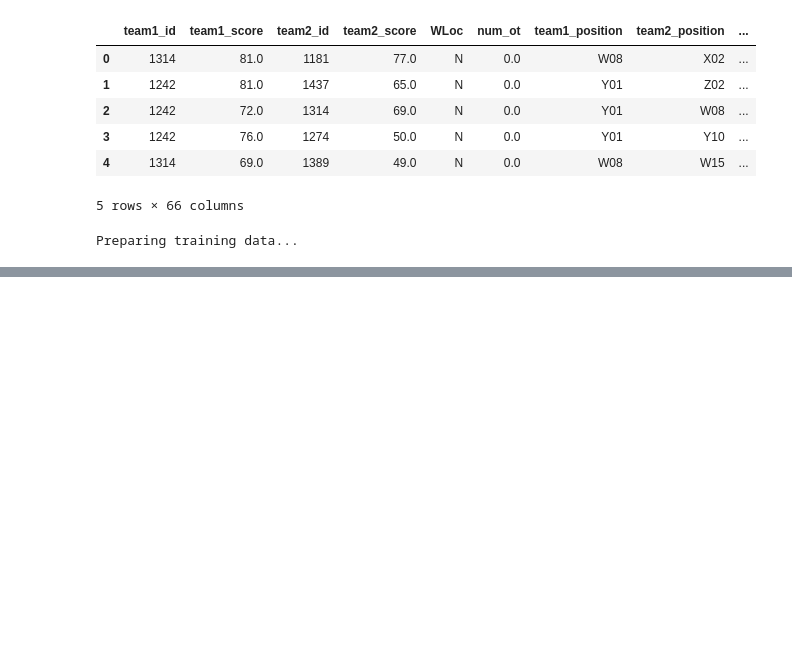
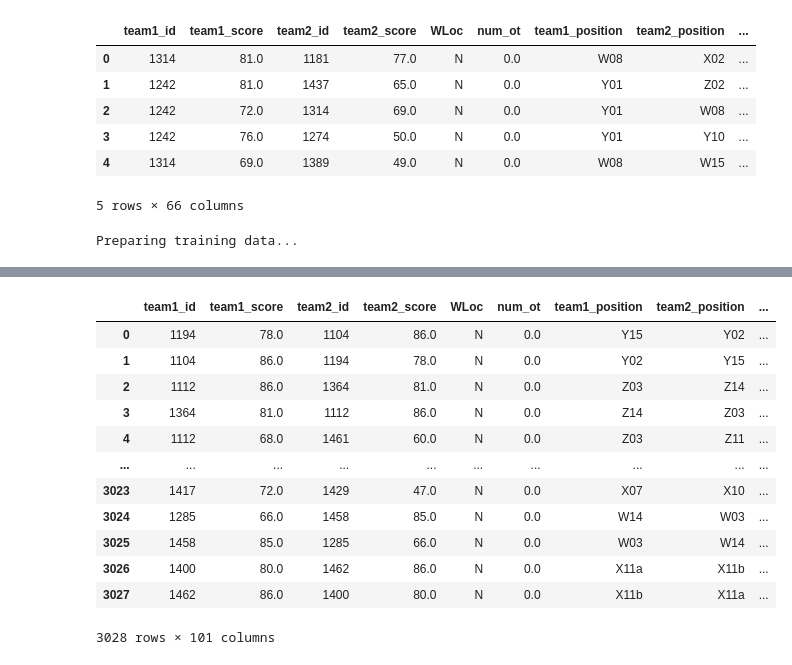
Before and after one commit to SethiDeepika/AIML, a Jupyter notebook: MarchMadness_TheOutliers.ipynb, the cells around one changed output, grey strips where cells are left out. Drawn from its saved outputs; the diff is of its cells as text; code cells hidden in the pictures; blank space fills up the shorter version.

```diff
--- a/MarchMadness_TheOutliers.ipynb
+++ b/MarchMadness_TheOutliers.ipynb
@@ -124,3 +126,64 @@ df_combined
+# %%
+#Feature Engineering Using Claude
+
+# ===== 1. TEMPO FEATURES =====
+df_combined['diff_tempo'] = df_combined['team1_tempo'] - df_combined['team2_tempo']
+df_combined['diff_adjtempo'] = df_combined['team1_adjtempo'] - df_combined['team2_adjtempo']
+feature_names.extend(['diff_tempo', 'diff_adjtempo'])
+
+# ===== 2. UPSET INDICATORS =====
+df_combined['upset_potential'] = ((df_combined['seed_diff'] < 0) & (df_combined['diff_net_eff'] > 0)).astype(int)
+df_combined['seed_diff_sq'] = df_combined['seed_diff'] ** 2
+feature_names.extend(['upset_potential', 'seed_diff_sq'])
+
+# ===== 3. SHOOTING EFFICIENCY =====
+df_combined['team1_overall_fg'] = df_combined['team1_fg2pct'] * 0.6 + df_combined['team1_fg3pct'] * 0.4
+df_combined['team2_overall_fg'] = df_combined['team2_fg2pct'] * 0.6 + df_combined['team2_fg3pct'] * 0.4
+df_combined['diff_overall_fg'] = df_combined['team1_overall_fg'] - df_combined['team2_overall_fg']
+feature_names.append('diff_overall_fg')
+
+# ===== 4. DEFENSIVE PRESSURE =====
+df_combined['team1_def_pressure'] = df_combined['team1_stlrate'] + df_combined['team1_blockpct']
+df_combined['team2_def_pressure'] = df_combined['team2_stlrate'] + df_combined['team2_blockpct']
+df_combined['diff_def_pressure'] = df_combined['team1_def_pressure'] - df_combined['team2_def_pressure']
+feature_names.append('diff_def_pressure')
+
+# ===== 5. TURNOVER MARGIN =====
+df_combined['team1_to_margin'] = df_combined['team1_stlrate'] - df_combined['team1_oppstlrate']
+df_combined['team2_to_margin'] = df_combined['team2_stlrate'] - df_combined['team2_oppstlrate']
+df_combined['diff_to_margin'] = df_combined['team1_to_margin'] - df_combined['team2_to_margin']
+feature_names.append('diff_to_margin')
+
+# ===== 6. LUCK (EFF VS SEED) =====
+seed_to_eff = {1:28, 2:24, 3:21, 4:18, 5:16, 6:14, 7:12, 8:10, 9:8, 10:6, 11:5, 12:4, 13:2, 14:0, 15:-2, 16:-5}
+df_combined['team1_eff_vs_seed'] = df_combined['team1_net_eff'] - df_combined['team1_seed'].map(seed_to_eff)
+df_combined['team2_eff_vs_seed'] = df_combined['team2_net_eff'] - df_combined['team2_seed'].map(seed_to_eff)
+df_combined['diff_eff_vs_seed'] = df_combined['team1_eff_vs_seed'] - df_combined['team2_eff_vs_seed']
+feature_names.append('diff_eff_vs_seed')
+
+# ===== 7. MATCHUP ADVANTAGE =====
+df_combined['matchup_advantage'] = (df_combined['team1_adjoe'] - df_combined['team2_adjde']) - (df_combined['team2_adjoe'] - df_combined['team1_adjde'])
+feature_names.append('matchup_advantage')
+
+# ===== 8. TEMPO MISMATCH =====
+df_combined['tempo_mismatch'] = abs(df_combined['team1_tempo'] - df_combined['team2_tempo'])
+feature_names.append('tempo_mismatch')
+
+df_combined
+# %% [output]
+|  | team1_id | team1_score | team2_id | team2_score | WLoc | num_ot | team1_position | team2_position | ... |
+| 0 | 1194 | 78.0 | 1104 | 86.0 | N | 0.0 | Y15 | Y02 | ... |
+| 1 | 1104 | 86.0 | 1194 | 78.0 | N | 0.0 | Y02 | Y15 | ... |
+| 2 | 1112 | 86.0 | 1364 | 81.0 | N | 0.0 | Z03 | Z14 | ... |
+| 3 | 1364 | 81.0 | 1112 | 86.0 | N | 0.0 | Z14 | Z03 | ... |
+| 4 | 1112 | 68.0 | 1461 | 60.0 | N | 0.0 | Z03 | Z11 | ... |
+| ... | ... | ... | ... | ... | ... | ... | ... | ... | ... |
+| 3023 | 1417 | 72.0 | 1429 | 47.0 | N | 0.0 | X07 | X10 | ... |
+| 3024 | 1285 | 66.0 | 1458 | 85.0 | N | 0.0 | W14 | W03 | ... |
+| 3025 | 1458 | 85.0 | 1285 | 66.0 | N | 0.0 | W03 | W14 | ... |
+| 3026 | 1400 | 80.0 | 1462 | 86.0 | N | 0.0 | X11a | X11b | ... |
+| 3027 | 1462 | 86.0 | 1400 | 80.0 | N | 0.0 | X11b | X11a | ... |
+3028 rows × 101 columns
 # %%
 
 
```
Also changed, not shown: parts of 4 cells of this notebook.
